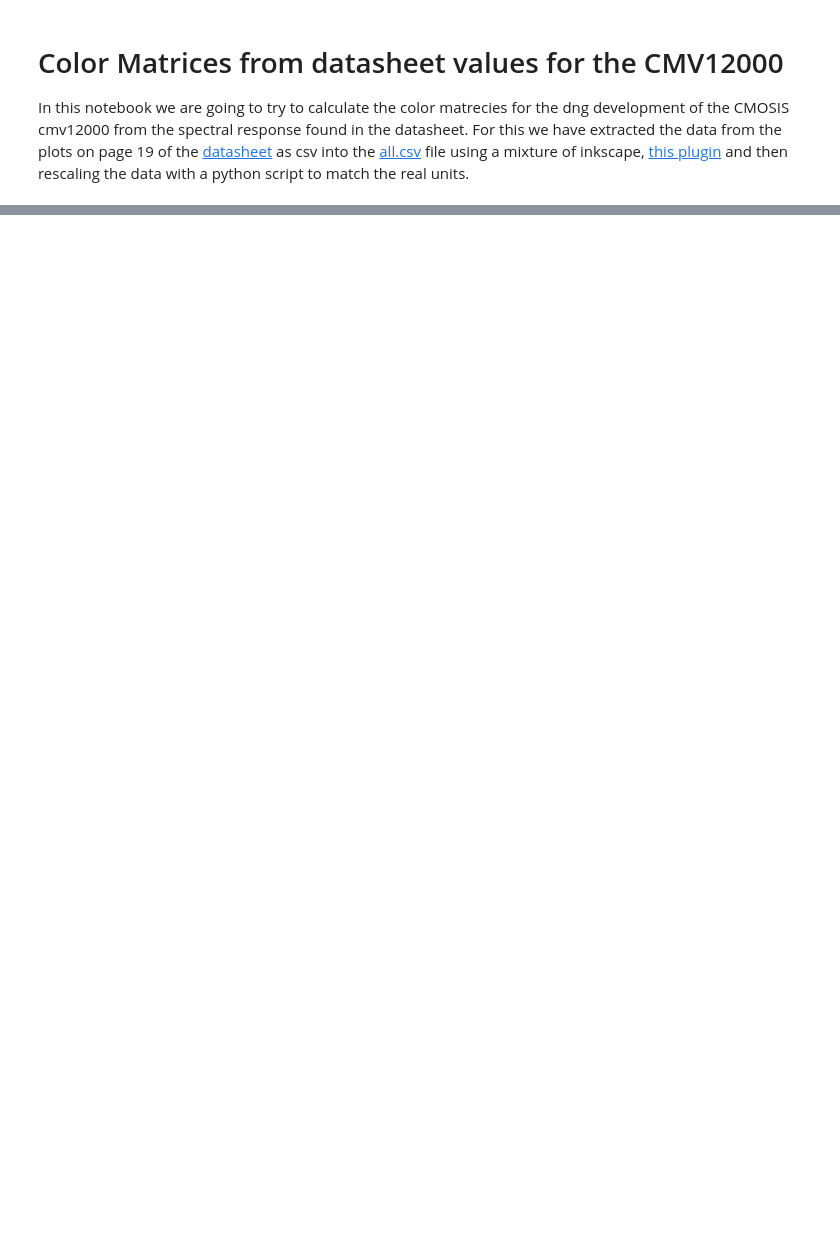
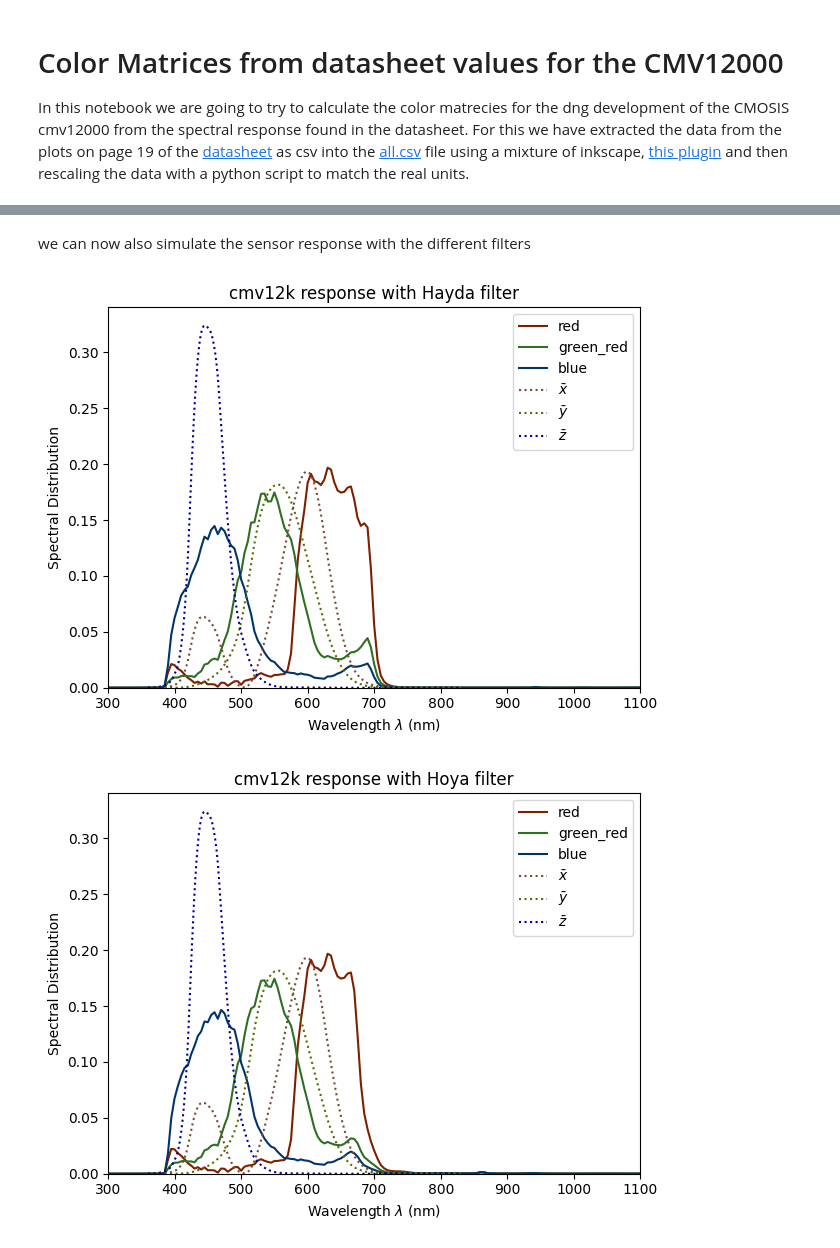
Before and after one commit to anuejn/cmv12k_color_response, a Jupyter notebook: color_matrices.ipynb, the cells around one changed output, grey strips where cells are left out. Drawn from its saved outputs; the diff is of its cells as text; code cells hidden in the pictures; blank space fills up the shorter version.

```diff
--- a/color_matrices.ipynb
+++ b/color_matrices.ipynb
@@ -15,0 +46,19 @@ loaded spectral data from 380.0nm to 730.0nm
+# %% [markdown]
+we can now also simulate the sensor response with the different filters
+# %%
+plot_kwargs_individual = [*([plot_kwargs] * 3), *([{'use_sd_colours': True, 'linestyle': 'dotted'}]) * 3]
+
+for filter in [filter_hayda, filter_hoya, filter_uqg]:
+    colour.plotting.plot_multi_sds(
+        [
+            red * filter,
+            green * filter,
+            blue * filter,
+            colour.MSDS_CMFS['CIE 1931 2 Degree Standard Observer'] / 5.5
+        ],
+        plot_kwargs=plot_kwargs_individual,
+        title=f"cmv12k response with {filter.name} filter"
+    )
+# %% [output]
+[figure, added]
+[figure, added]
```
Also changed, not shown: parts of 13 cells of this notebook, 34 other files.
